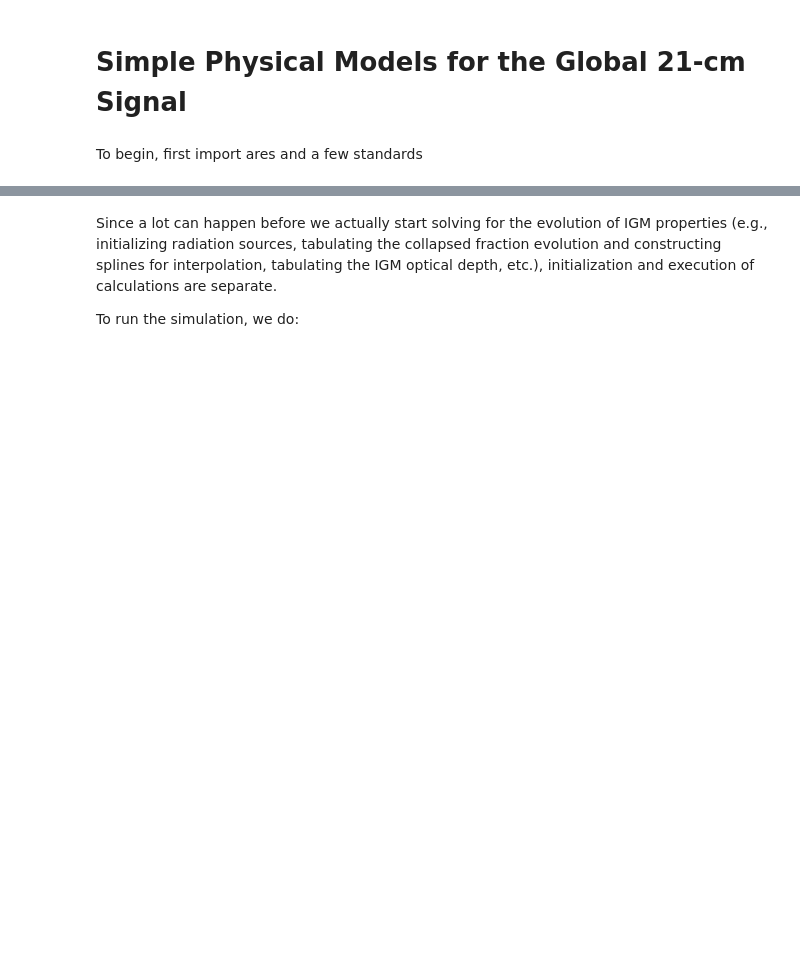
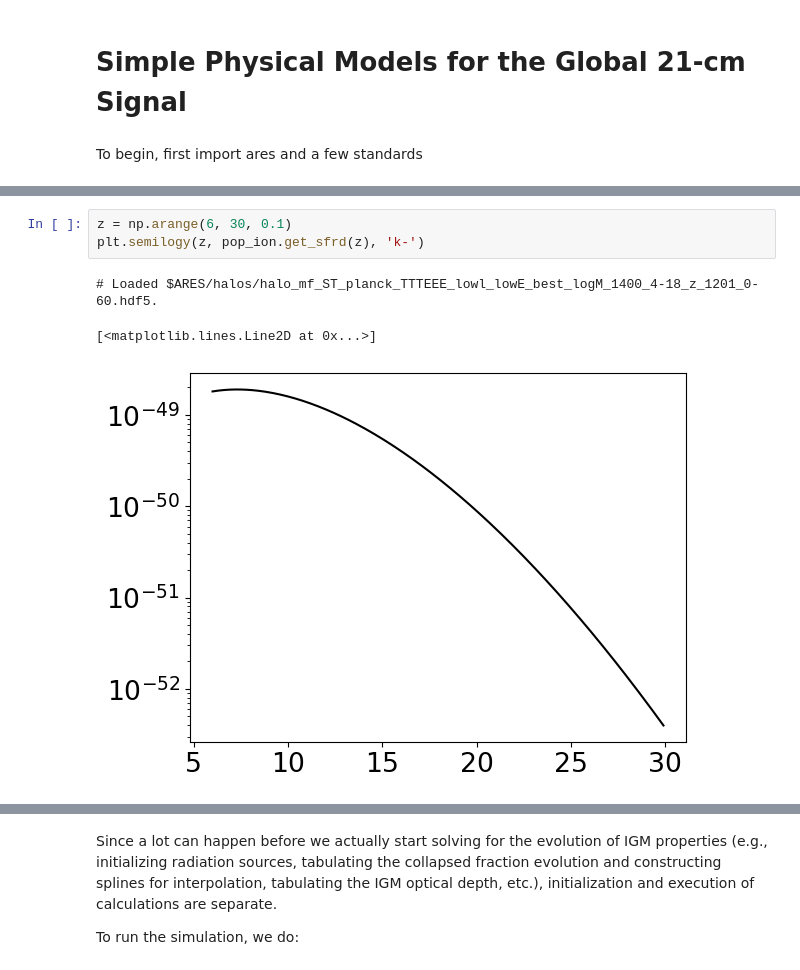
Before and after one commit to mirochaj/ares, a Jupyter notebook: docs/examples/example_gs_standard.ipynb, the cells around one changed output, grey strips where cells are left out. Drawn from its saved outputs; the diff is of its cells as text; blank space fills up the shorter version.

```diff
--- a/docs/examples/example_gs_standard.ipynb
+++ b/docs/examples/example_gs_standard.ipynb
@@ -11 +36,8 @@ Populating the interactive namespace from numpy and matplotlib
+# %%
+z = np.arange(6, 30, 0.1)
+plt.semilogy(z, pop_ion.get_sfrd(z), 'k-')
+# %% [output]
+# Loaded $ARES/halos/halo_mf_ST_planck_TTTEEE_lowl_lowE_best_logM_1400_4-18_z_1201_0-60.hdf5.
+[<matplotlib.lines.Line2D at 0x...>]
+[figure, added]
 # %% [markdown]
```
Also changed, not shown: parts of 7 cells of this notebook, 20 other files.
